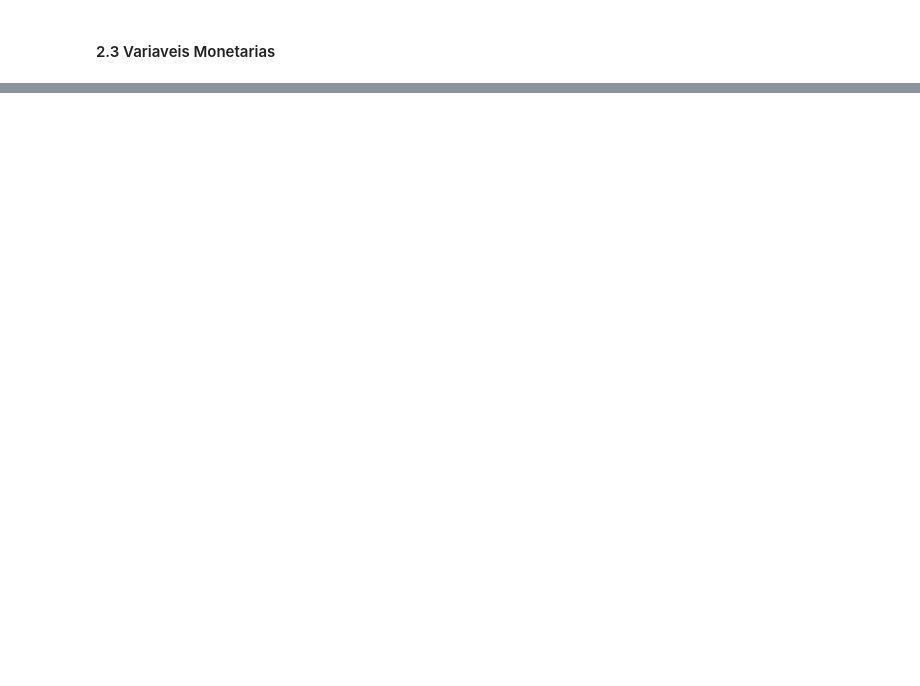
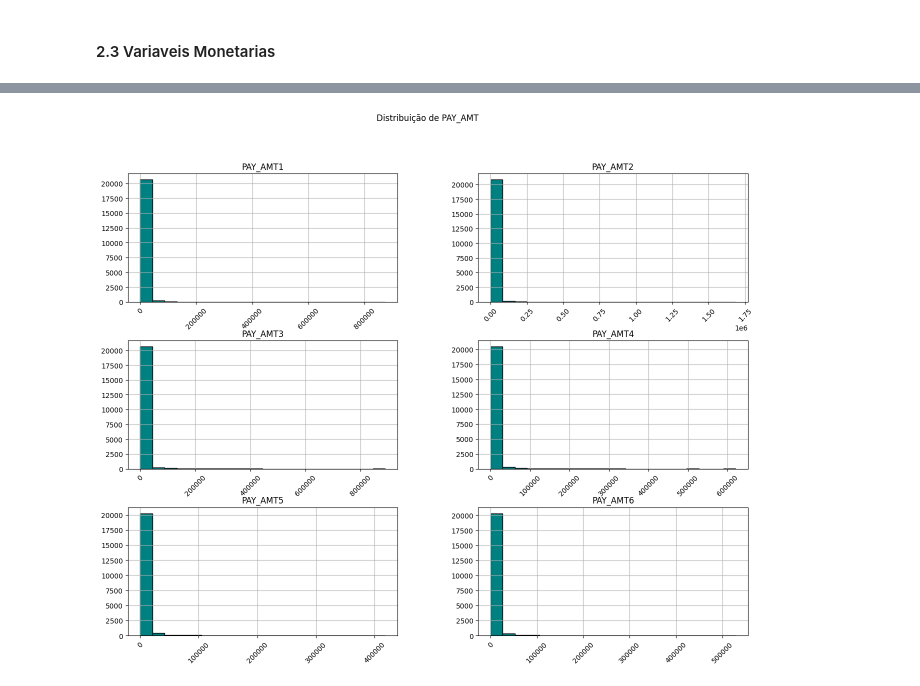
Before and after one commit to HammadN98/inadimplencia_em_cartoes_de_credito, a Jupyter notebook: inadimplecia_credito.ipynb, the cells around one changed output, grey strips where cells are left out. Drawn from its saved outputs; the diff is of its cells as text; code cells hidden in the pictures; blank space fills up the shorter version.

```diff
--- a/inadimplecia_credito.ipynb
+++ b/inadimplecia_credito.ipynb
@@ -132 +149,8 @@ plt.show()
+# %%
+monetarias = ['PAY_AMT1','PAY_AMT2','PAY_AMT3','PAY_AMT4','PAY_AMT5','PAY_AMT6', ]
+dados[monetarias].hist(figsize=(16, 12), bins=20, color='teal', edgecolor='black',xrot=45)
+plt.suptitle("Distribuição de PAY_AMT")
+plt.show()
+# %% [output]
+[figure, added]
 # %%
```
Also changed, not shown: parts of 4 cells of this notebook.
